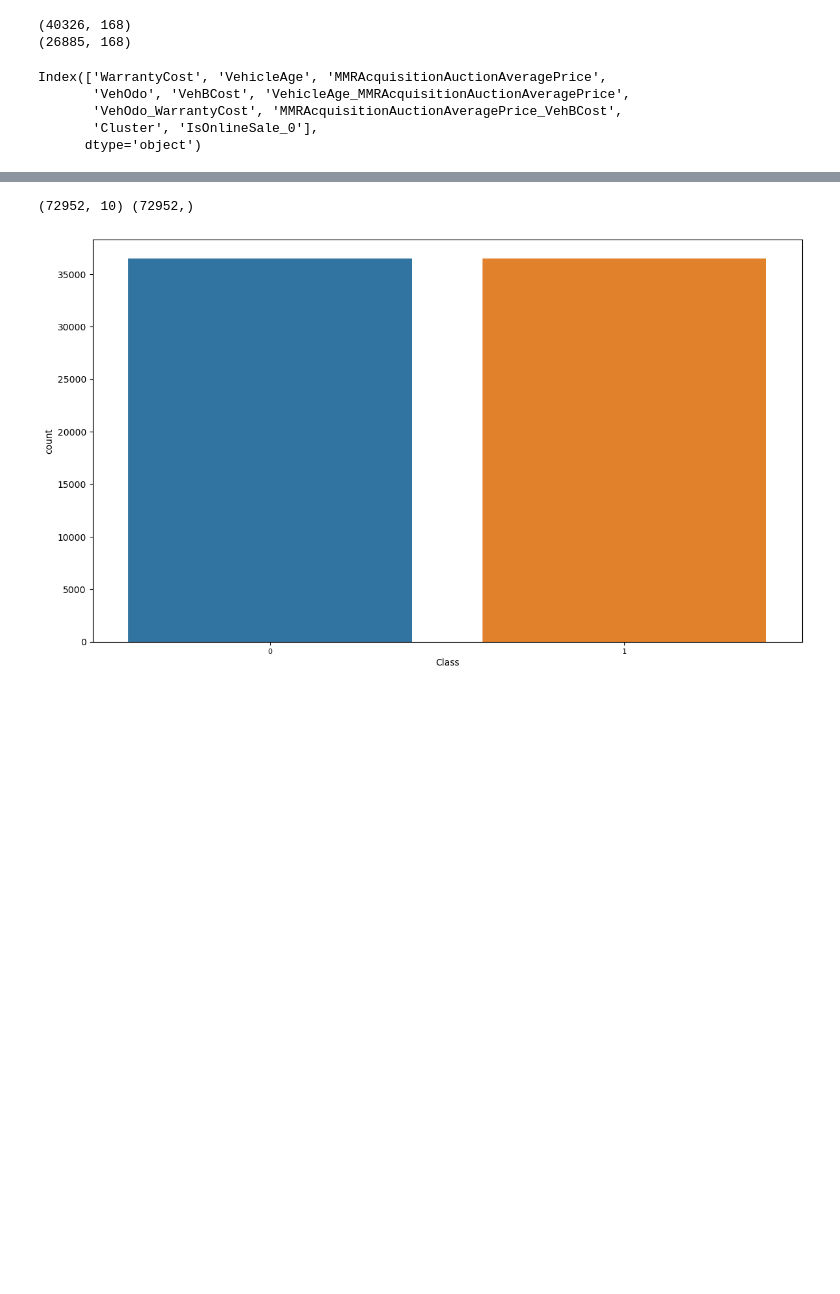
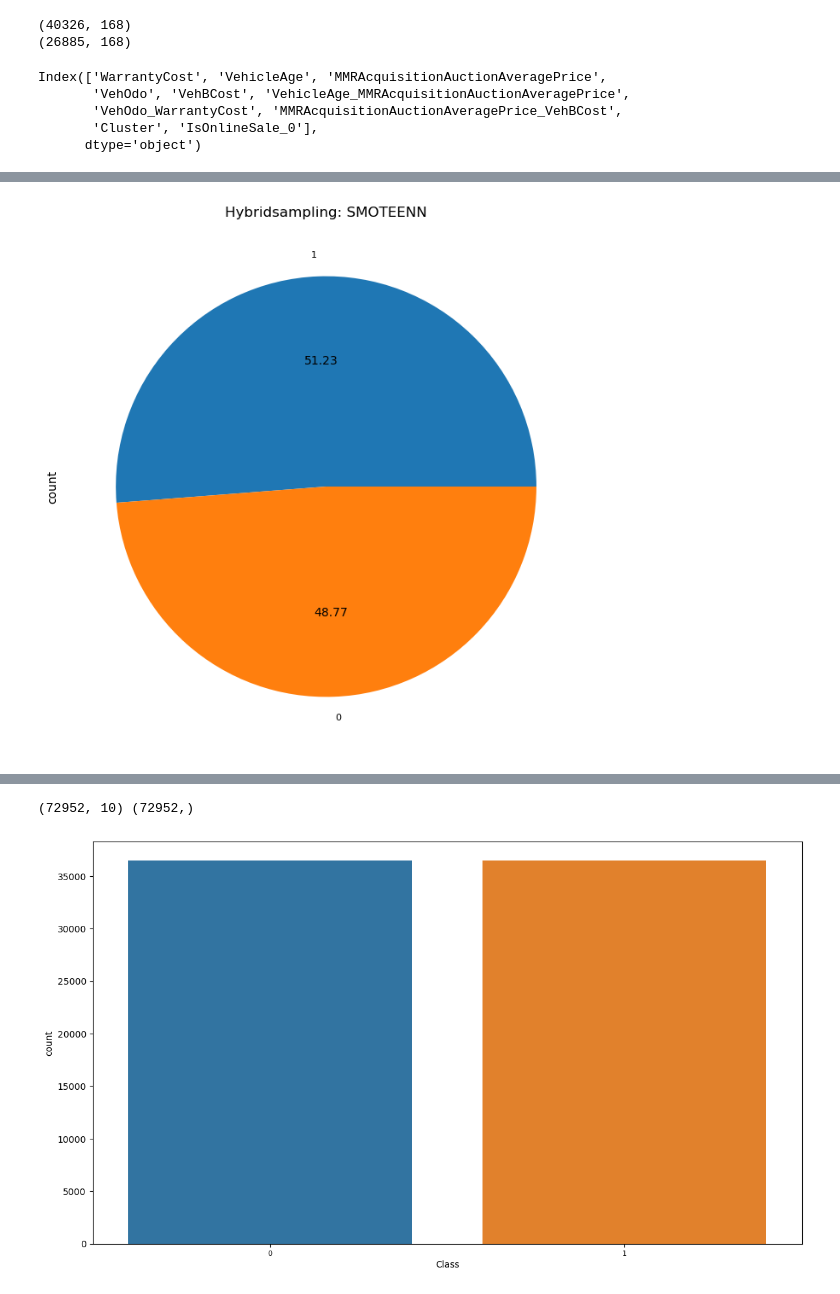
Before and after one commit to agomolka/MASem2DataMining, a Jupyter notebook: notebooks/car_kick_analysis.ipynb, the cells around one changed output, grey strips where cells are left out. Cells and saved outputs as stored; diff of their text form; code cells hidden in the pictures; blank space fills up the shorter version.

Commit message:
Hybridsampling: SMOTEENN

```diff
--- a/notebooks/car_kick_analysis.ipynb
+++ b/notebooks/car_kick_analysis.ipynb
@@ -1066,0 +1067,7 @@ X_train.shape, y_train.shape
+# %%
+se =  SMOTEENN(random_state=0)
+X_train, y_train = se.fit_resample(X_train, y_train)
+ax = y_train.value_counts().plot.pie(autopct="%.2f")
+_ = ax.set_title("Hybridsampling: SMOTEENN")
+# %% [output]
+[figure, added]
```
Also changed, not shown: parts of 7 cells of this notebook.
